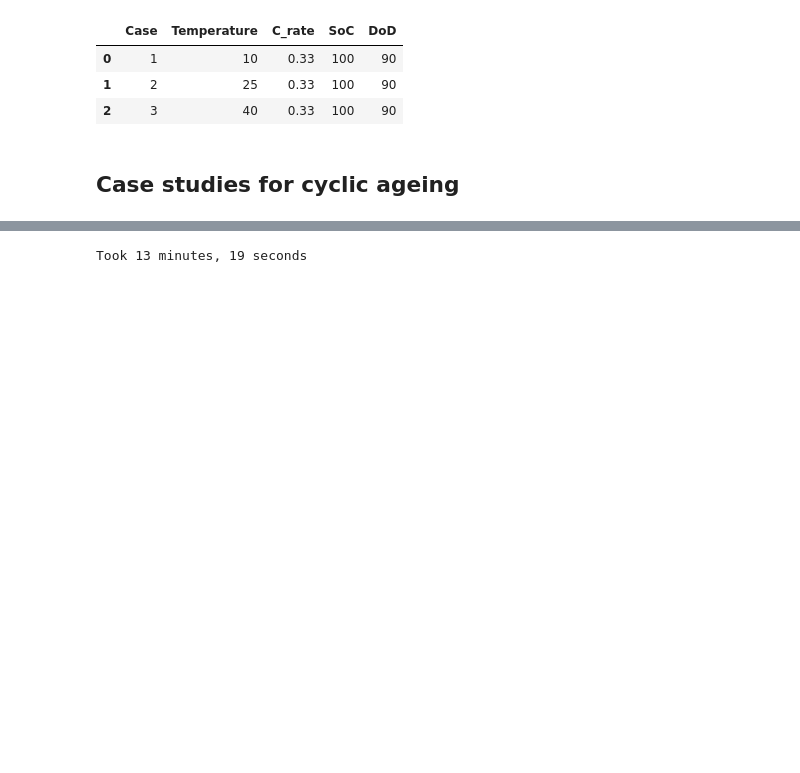
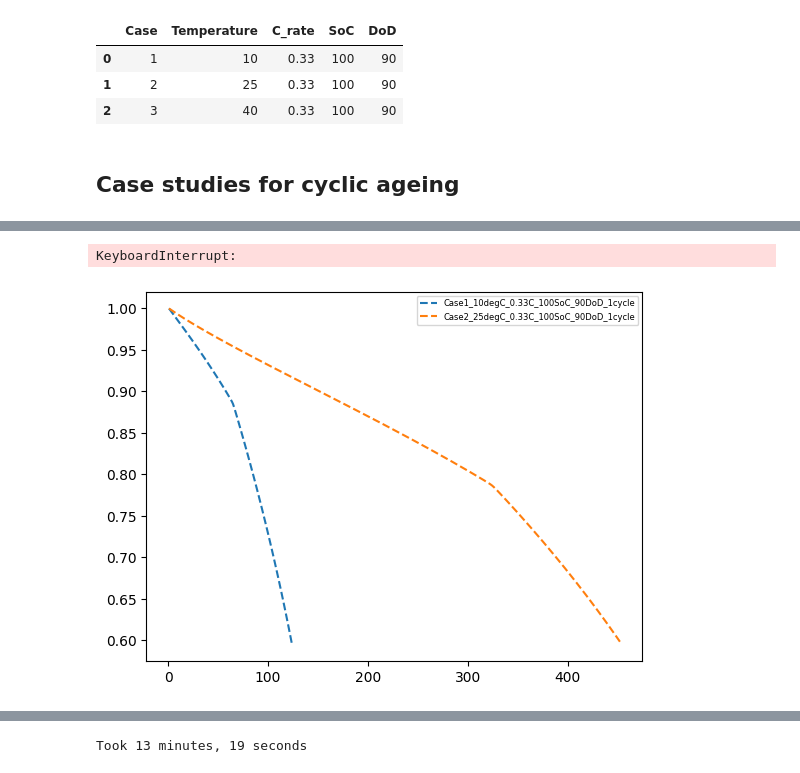
Before and after one commit to ganmadche/PyBaMMlocal, a Jupyter notebook: wip/paperKneedfn2026_cycleParameterTune.ipynb, the cells around one changed output, grey strips where cells are left out. Saved outputs shown, nothing was run; the diff lists cells and outputs as text; code cells hidden in the pictures; blank space fills up the shorter version.

```diff
--- a/wip/paperKneedfn2026_cycleParameterTune.ipynb
+++ b/wip/paperKneedfn2026_cycleParameterTune.ipynb
@@ -126,8 +148,9 @@ for n in range(len(df)):
 
 
 
+
     #exp1 = pybamm.Experiment(list_of_steps_auto*cycles_per_day*days_per_year*years_for_sim, termination=f"{termination_capacity}% capacity")
-    sim1 = pybamm.Simulation(model=model, parameter_values=parameter_values, experiment=experiment0, solver=safe_solver)
+    sim1 = pybamm.Simulation(model=model, parameter_values=parameter_values, experiment=experimentNiall, solver=safe_solver)
     sol1 = sim1.solve(showprogress=True, ) #save_at_cycles=50
     print("Took", sol1.solve_time)
 
@@ -174,3 +197,4 @@ plt.ylabel("Capacity retention")
 plt.xticks(fontsize =16)
 plt.yticks(fontsize = 16)
 plt.show()
+# %% [output]
@@ -176,0 +203,2 @@ plt.show()
+KeyboardInterrupt:
+[figure, added]
```
Also changed, not shown: parts of 5 cells of this notebook.
